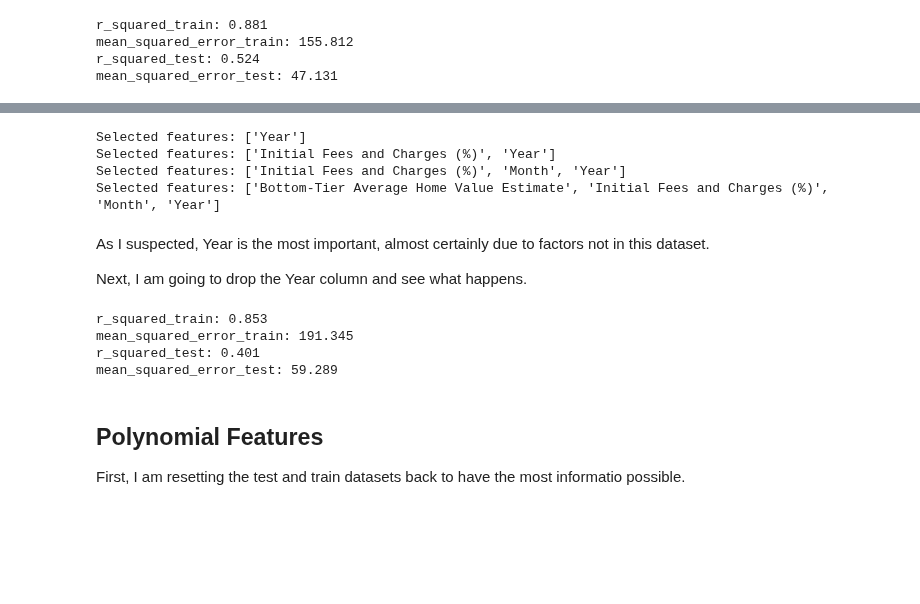
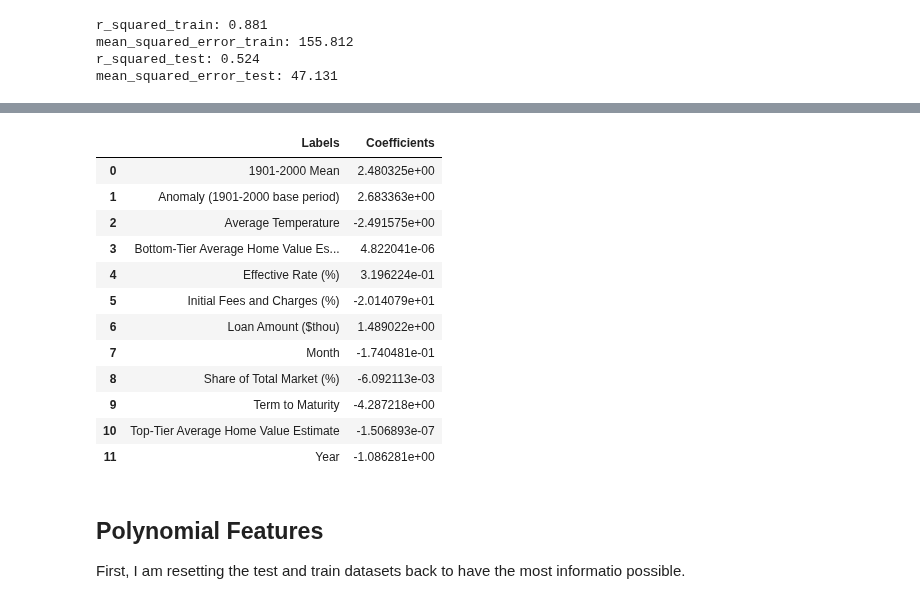
Before and after one commit to MLFP-90803-SP24-FinalProjects/Team17-FinalProject, a Jupyter notebook: Hannah_Modeling_v2.ipynb, the cells around one changed output, grey strips where cells are left out. Drawn from its saved outputs; the diff is of its cells as text; code cells hidden in the pictures; blank space fills up the shorter version.

```diff
--- a/Hannah_Modeling_v2.ipynb
+++ b/Hannah_Modeling_v2.ipynb
@@ -80,11 +80,10 @@ X_test.head()
 # %% [markdown]
 ## Train a Linear Regression Model
 # %%
-# your code here
-l_model = LinearRegression()
-l_model.fit(X_train, y_train)
-y_pred_test = l_model.predict(X_test)
-y_pred_train = l_model.predict(X_train)
+model_lr = LinearRegression()
+model_lr.fit(X_train, y_train)
+y_pred_test = model_lr.predict(X_test)
+y_pred_train = model_lr.predict(X_train)
 
 r_squared_train_linear = r2_score(y_train, y_pred_train)
 r_squared_test_linear = r2_score(y_test, y_pred_test)
@@ -113,51 +106,21 @@ I am going to check which features are most important below.
-# %%
-for i in range(1,5):
-    sfs = SequentialFeatureSelector(estimator=LinearRegression(),
-                              n_features_to_select=i,
-                              direction = 'forward',
-                              scoring = 'neg_mean_squared_error')
-    sfs = sfs.fit(X_train, y_train)
-
-    feature_names = np.array(X_train.columns)
-    selected_feature_names = feature_names[sfs.get_support()].tolist()
-    print("Selected features:", selected_feature_names)
-# %% [output]
-Selected features: ['Year']
-Selected features: ['Initial Fees and Charges (%)', 'Year']
-Selected features: ['Initial Fees and Charges (%)', 'Month', 'Year']
-Selected features: ['Bottom-Tier Average Home Value Estimate', 'Initial Fees and Charges (%)', 'Month', 'Year']
-# %% [markdown]
-As I suspected, Year is the most important, almost certainly due to factors not in this dataset.
-
-Next, I am going to drop the Year column and see what happens.
-# %%
-X_train_temp = X_train.drop(columns=['Year', 'Initial Fees and Charges (%)'])
-X_test_temp = X_test.drop(columns=['Year', 'Initial Fees and Charges (%)'])
-
-# your code here
-l_model = LinearRegression()
-l_model.fit(X_train_temp, y_train)
-y_pred_test = l_model.predict(X_test_temp)
-y_pred_train = l_model.predict(X_train)
-
-r_squared_train_linear = r2_score(y_train, y_pred_train)
-r_squared_test_linear = r2_score(y_test, y_pred_test)
-
-mean_squared_error_train_linear = mean_squared_error(y_train, y_pred_train)
-mean_squared_error_test_linear = mean_squared_error(y_test, y_pred_test)
-
-# Printing results for training
-print('r_squared_train:', round(r_squared_train_linear, 3))
-print('mean_squared_error_train:', round(mean_squared_error_train_linear, 3))
-
-# Printing results for testing
-print('r_squared_test:',round(r_squared_test_linear, 3))
-print('mean_squared_error_test:',round(mean_squared_error_test_linear, 3))
-# %% [output]
-r_squared_train: 0.853
-mean_squared_error_train: 191.345
-r_squared_test: 0.401
-mean_squared_error_test: 59.289
+# %%
+coefficients_lr = pd.DataFrame(data = list(zip(X_train.columns, l_model.coef_)), columns = ['Labels', 'Coefficients'])
+
+coefficients_lr
+# %% [output]
+|  | Labels | Coefficients |
+| 0 | 1901-2000 Mean | 2.480325e+00 |
+| 1 | Anomaly (1901-2000 base period) | 2.683363e+00 |
+| 2 | Average Temperature | -2.491575e+00 |
+| 3 | Bottom-Tier Average Home Value Es... | 4.822041e-06 |
+| 4 | Effective Rate (%) | 3.196224e-01 |
+| 5 | Initial Fees and Charges (%) | -2.014079e+01 |
+| 6 | Loan Amount ($thou) | 1.489022e+00 |
+| 7 | Month | -1.740481e-01 |
+| 8 | Share of Total Market (%) | -6.092113e-03 |
+| 9 | Term to Maturity | -4.287218e+00 |
+| 10 | Top-Tier Average Home Value Estimate | -1.506893e-07 |
+| 11 | Year | -1.086281e+00 |
 # %% [markdown]
 ## Polynomial Features
 First, I am resetting the test and train datasets back to have the most informatio possible.
```
Also changed, not shown: parts of 3 cells of this notebook, 1 other file.
